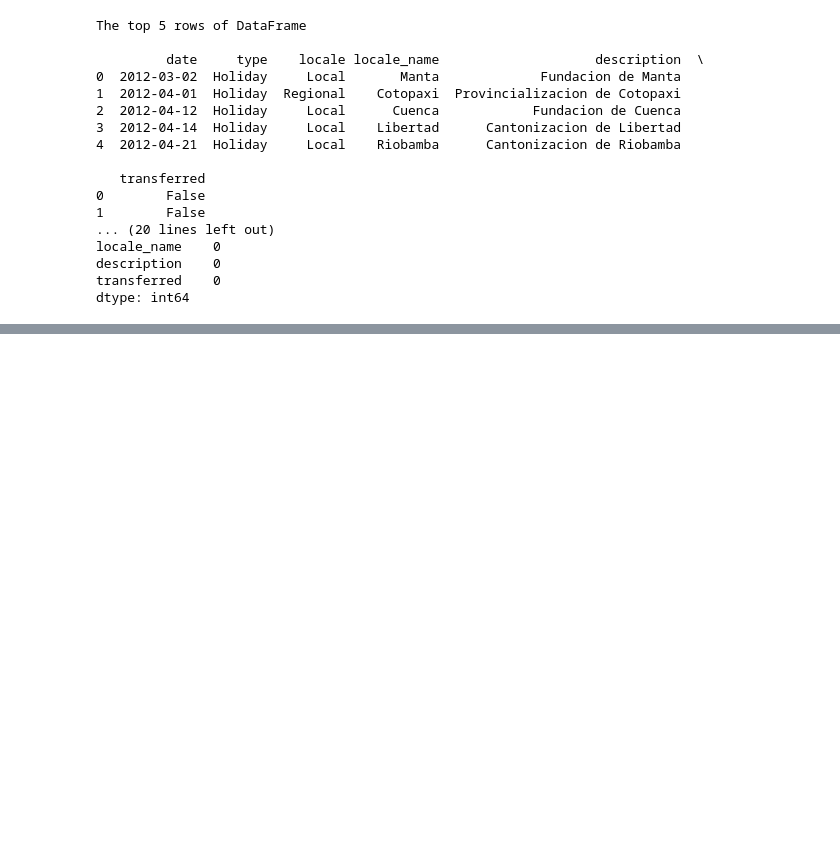
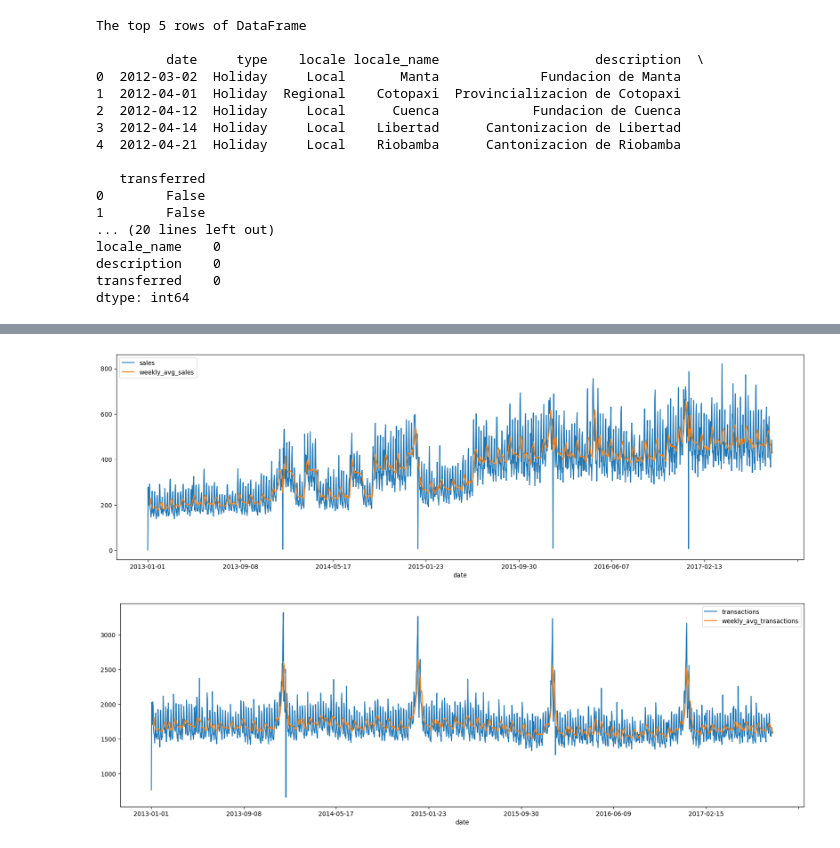
Before and after one commit to CharalamposZisis/Store-Sales-Prediction, a Jupyter notebook: store-sales-prediction.ipynb, the cells around one changed output, grey strips where cells are left out. Drawn from its saved outputs; the diff is of its cells as text; code cells hidden in the pictures; blank space fills up the shorter version.

```diff
--- a/store-sales-prediction.ipynb
+++ b/store-sales-prediction.ipynb
@@ -195,0 +208,16 @@ profile.to_notebook_iframe()
+# %%
+avg_sales = data_train.groupby('date').agg({'sales': 'mean'}).reset_index()
+
+avg_sales['weekly_avg_sales'] = avg_sales['sales'].rolling(7).mean()
+#ax1
+ax1 = avg_sales.plot(x= 'date', y= ['sales', 'weekly_avg_sales'], figsize=(20,6))
+
+
+avg_transactions = data_trans.groupby('date').agg({'transactions': 'mean'}).reset_index()
+
+avg_transactions['weekly_avg_transactions'] = avg_transactions['transactions'].rolling(7).mean()
+
+ax2 = avg_transactions.plot(x= 'date', y= ['transactions', 'weekly_avg_transactions'], figsize=(20,6))
+# %% [output]
+[figure, added]
+[figure, added]
```
Also changed, not shown: parts of 28 cells of this notebook.
